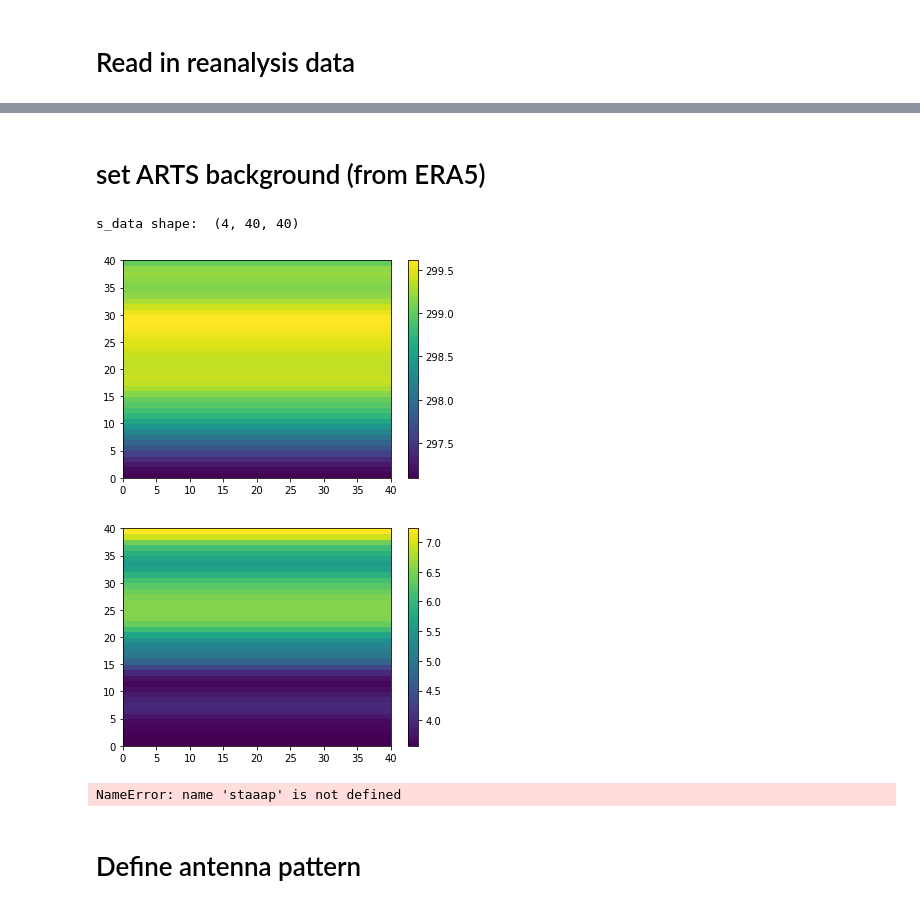
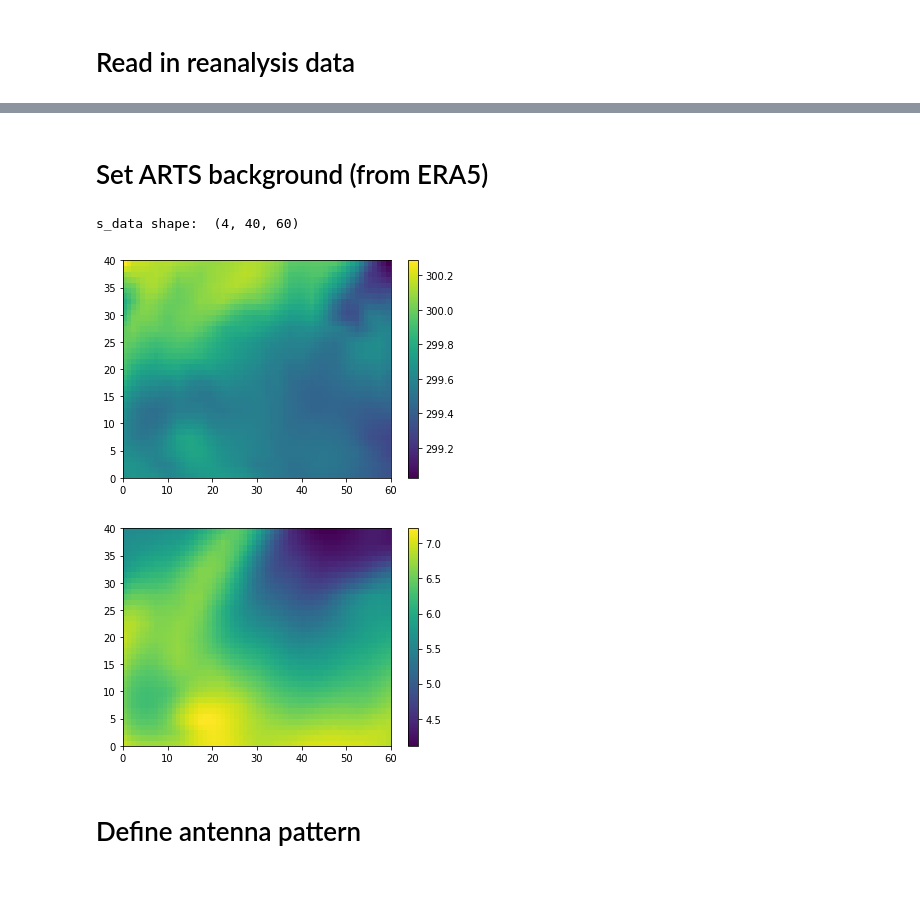
Before and after one commit to cheesetarian/amsr2_var, a Jupyter notebook: am2_mvar/retrieval_real1.ipynb, the cells around one changed output, grey strips where cells are left out. Cells and saved outputs as stored; diff of their text form; code cells hidden in the pictures.

Commit message:
working real-world 2DVAR, two cases, fixed aa_grid and azimuth issues (mostly)

```diff
--- a/am2_mvar/retrieval_real1.ipynb
+++ b/am2_mvar/retrieval_real1.ipynb
@@ -69,11 +69,11 @@ npol     =  2    # number of polarizations considered (2=V/H both, 1=intensity o
 # Define lat/lon grid that observation points and angular grid lie within
 lat0     = 0.5  # center of grid in lat, lon
 lon0     = -32.0
-nlat, nlon =  40, 40         # number of lat and lon divisions
-latwid, lonwid = 5.0, 5.0    # actual grid widths are double these
+nlat, nlon =  40, 60         # number of lat and lon divisions
+latwid, lonwid = 2.0, 3.0    # actual grid widths are double these
 
 # retrieval grid resolution (set down below)
-r_resa, r_reso = 0.1, 0.1
+r_resa, r_reso = 0.2, 0.2
 
 resa = 2*latwid/nlat  #lat grid resolution
 reso = 2*lonwid/nlon  #lon grid resolution
@@ -415,43 +381,42 @@ plt.colorbar()
 # %% [markdown]
-# set ARTS background (from ERA5)
+# Set ARTS background (from ERA5)
 # %%
 # Surface properties -- define ocean surface for simulations
 
 s_names = ["Water skin temperature","Wind speed","Wind direction","Salinity"]
 s_data = np.zeros([len(s_names), nala, nalo])  ## page/row/col
 print('s_data shape: ',s_data.shape)
 
 #tmean                   = 292.0 # sst mean
 #wsp                     = 6.3   # 10m wind speed
 # read era5 data directly from saved np arrays, already interpolated to ARTS grid defined
-s_data[0,:,:] = np.load('arrs/e5-ss_'+sgrid+'.npy')
+s_data[0,:,:] = np.load('arrs/e5-ts_'+sgrid+'.npy') #### try using T2m instead of
+#s_data[0,:,:] = np.load('arrs/e5-ss_'+sgrid+'.npy') ### ERA5 SST...
 s_data[1,:,:] = np.load('arrs/e5-wi_'+sgrid+'.npy')
 s_data[2,:,:] = np.load('arrs/e5-wd_'+sgrid+'.npy')   # in deg from N, as expected by ARTS
 s_data[3,:,:] = 0.034                       # token salinity value
 
 # write these to ARTS variables
 ws.Copy(ws.surface_props_names, s_names)
 ws.Copy(ws.surface_props_data, s_data)
 ws.MatrixSetConstant(ws.z_surface, nala, nalo, 0.0) # explicitly set the surface to 0m altitude
 
 
 # also profile information from ERA5:
 ws.t_field.value[:,:,:] = np.load('arrs/e5-t_'+sgrid+'.npy')[::-1,:,:]
 ws.vmr_field.value[0,:,:,:] = np.load('arrs/e5-mr_'+sgrid+'.npy')[::-1,:,:]*28.966/18.016 # convert MR to VMR
 ws.p_grid.value[0] = np.mean(np.load('arrs/e5-sp_'+sgrid+'.npy')[:,:]) # just take mean from scene? not huge deal..
 
 plt.pcolor(s_data[0,:,:]) # quick look for SST
 plt.colorbar()
 plt.show()
 plt.pcolor(s_data[1,:,:]) # quick look for wsp
 plt.colorbar()
 plt.show()
-staaap
 # %% [output]
-s_data shape:  (4, 40, 40)
+s_data shape:  (4, 40, 60)
-[figure, old version]
+[figure, new version]
-[figure, old version]
+[figure, new version]
-NameError: name 'staaap' is not defined
 # %% [markdown]
 # Define antenna pattern
 # %%
```
Also changed, not shown: parts of 36 cells of this notebook, 1 other file.
